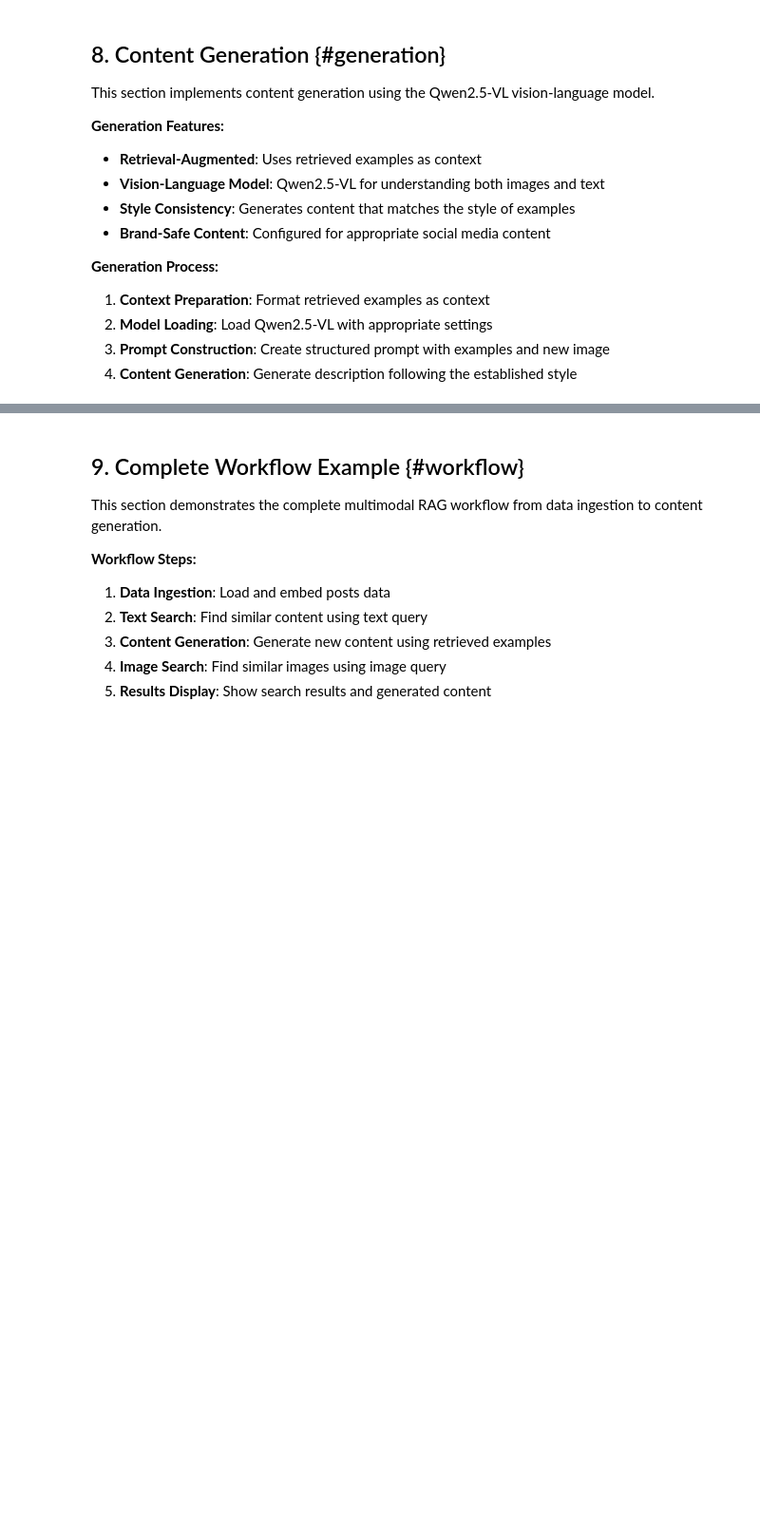
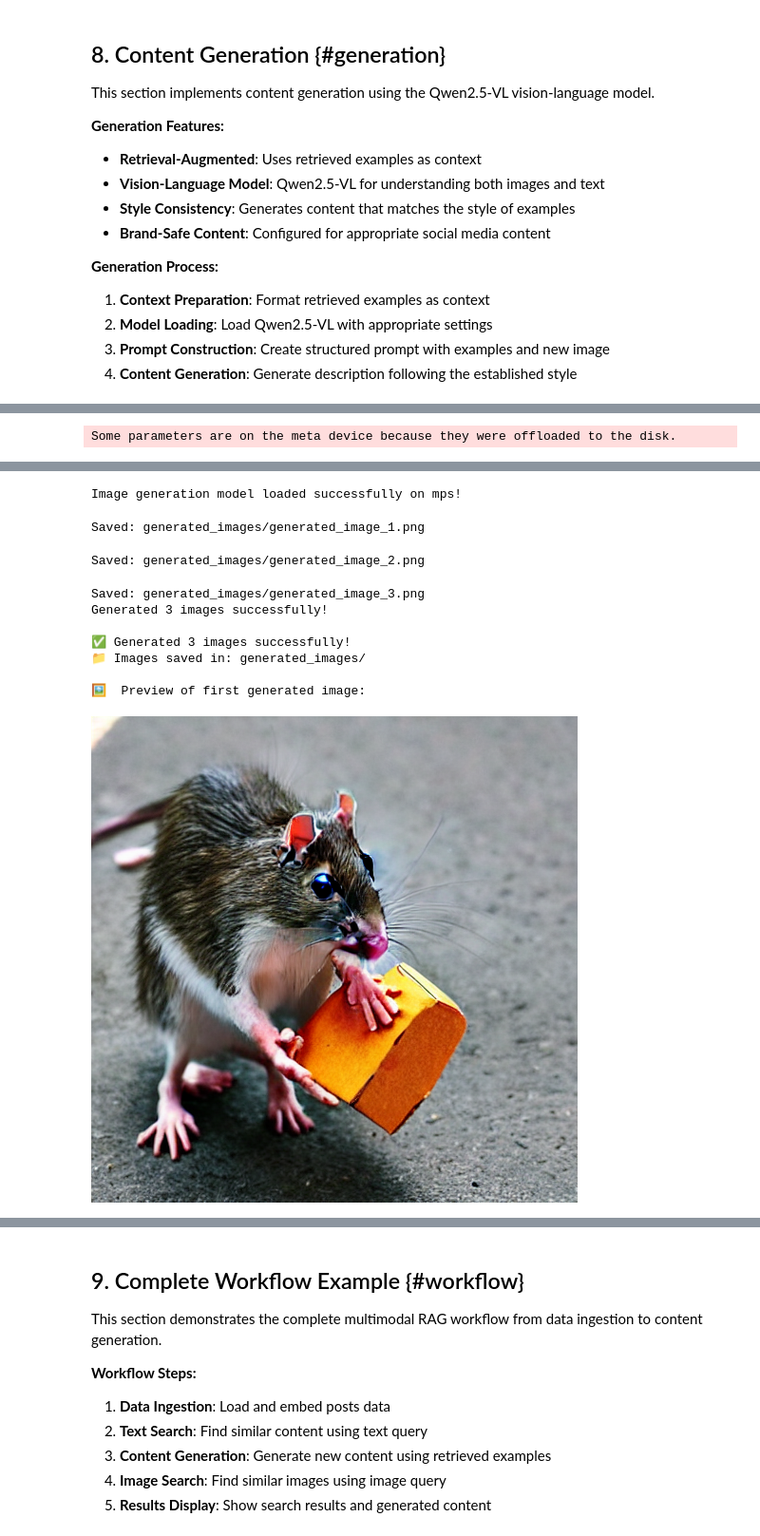
Before and after one commit to Brand-Review/MultimodalRAG-CLIP-Qdrant-ContextEngineering, a Jupyter notebook: notebooks/multimodal_rag_image_generation.ipynb, the cells around one changed output, grey strips where cells are left out. Shown at 95% size. Saved outputs shown, nothing was run; the diff lists cells and outputs as text; code cells hidden in the pictures; blank space fills up the shorter version.

Commit message:
using image generation model

```diff
--- a/notebooks/multimodal_rag_image_generation.ipynb
+++ b/notebooks/multimodal_rag_image_generation.ipynb
@@ -871,0 +1377,66 @@ Content generation function defined successfully!
+# %%
+# Example: Complete workflow with image generation
+# Uncomment and run this example to test the full pipeline
+
+
+# Set your data paths
+POSTS_FILE = "../posts_data.json"
+IMAGES_DIR = "/Users/sayems_mac/BrandReview/brandReviewModels/RAG_pipeline/images"
+
+# Example parameters
+TEXT_QUERY = "koi delivery chan?"
+GENERATE_IMAGE = "../images/2025-09-23.jpg"
+GENERATE_CAPTION = "koi delivery chan?"
+
+# Image generation parameters
+GENERATE_IMAGES = True  # Set to True to enable image generation
+IMAGE_GEN_MODEL = "sd15"  # Options: sdxl_turbo, sd15, sdxl_lightning, flux_dev
+NUM_IMAGES = 3  # Number of images to generate
+
+# Get image files
+from pathlib import Path
+def normalize_image_inputs(images_dir_or_list, recursive=True):
+    exts = {".jpg", ".jpeg", ".png", ".webp", ".bmp"}
+    def collect_dir(d: Path):
+        it = d.rglob("*") if recursive else d.glob("*")
+        return [str(fp) for fp in it if fp.is_file() and fp.suffix.lower() in exts]
+
+    if isinstance(images_dir_or_list, (list, tuple)):
+        files = []
+        for item in images_dir_or_list:
+            p = Path(item)
+            if p.is_dir():
+                files.extend(collect_dir(p))
+            elif p.is_file() and p.suffix.lower() in exts:
+                files.append(str(p))
+        return files
+
+    p = Path(images_dir_or_list)
+    if p.is_dir():
+        return collect_dir(p)
+    if p.is_file():
+        return [str(p)]
+    raise FileNotFoundError(f"Path not found: {p}")
+
+image_files = normalize_image_inputs(IMAGES_DIR)
+
+# Run the complete workflow with image generation
+run_complete_workflow_with_image_generation(
+    posts_json=POSTS_FILE,
+    images_dir=image_files,
+    query_text=TEXT_QUERY,
+    generate_image=GENERATE_IMAGE,
+    generate_caption=GENERATE_CAPTION,
+    generate_images_from_caption=GENERATE_IMAGES,
+    image_gen_model=IMAGE_GEN_MODEL,
+    num_generated_images=NUM_IMAGES
+)
+
+print("Example workflow with image generation ready!")
+print("\n💡 Quick Tips for M1 MacBook Pro:")
+print("1. Start with 'sd15' model (smallest, fastest)")
+print("2. Use 512x512 resolution for faster generation")
+print("3. Set num_inference_steps=4 for turbo models")
+print("4. Monitor memory usage with Activity Monitor")
+print("5. Use 'sdxl_turbo' for best balance of speed/quality")
+# %% [output]
@@ -871,0 +1477 @@ Content generation function defined successfully!
+Some parameters are on the meta device because they were offloaded to the disk.
@@ -871,0 +1495,11 @@ Content generation function defined successfully!
+Image generation model loaded successfully on mps!
+Saved: generated_images/generated_image_1.png
+Saved: generated_images/generated_image_2.png
+Saved: generated_images/generated_image_3.png
+Generated 3 images successfully!
+
+✅ Generated 3 images successfully!
+📁 Images saved in: generated_images/
+
+🖼️  Preview of first generated image:
+[figure, added]
```
Also changed, not shown: parts of 16 cells of this notebook.
